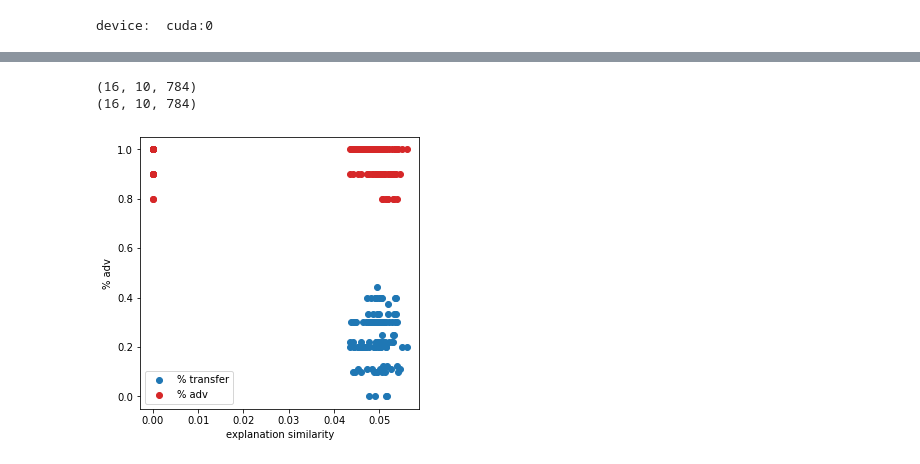
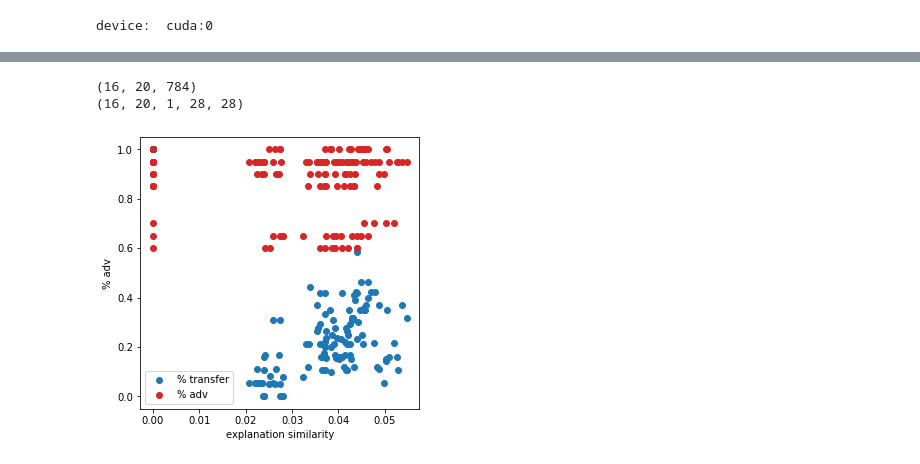
Before and after one commit to elacx/ML, a Jupyter notebook: lime_tests/model_similarity2.ipynb, the cells around one changed output, grey strips where cells are left out. Saved outputs shown, nothing was run; the diff lists cells and outputs as text; code cells hidden in the pictures.

Commit message:
more tests

```diff
--- a/lime_tests/model_similarity2.ipynb
+++ b/lime_tests/model_similarity2.ipynb
@@ -179,6 +296,24 @@ class model_wrap():
             x = torch.from_numpy(x).float().to(self.dev)
         except:
             x = x.float().to(self.dev)
+        try:
+            output = self.model(x).cpu().detach().numpy()
+        except:
+            output = self.model(x)
+        return output
+
+class CNN_model_wrap():
+    def __init__(self,model,dev='cpu'):
+        self.model = model
+        self.dev = dev
+
+    def predict_proba(self,x):
+        try:
+            x = torch.from_numpy(x).float().to(self.dev)
+            x = x.reshape(x.shape[0],1,28,28)
+        except:
+            x = x.float().to(self.dev)
+            x = x.reshape(x.shape[0],1,28,28)
         try:
             output = self.model(x).cpu().detach().numpy()
         except:
@@ -237,7 +372,7 @@ tr_data = x_train.reshape(x_train.shape[0],28*28).cpu().detach().numpy()
 
 exp_vecs = []
 for i,net in enumerate(nets):
-    model = model_wrap(net,dev=device).predict_proba
+    model = CNN_model_wrap(net,dev=device).predict_proba
     v,y_pred = exp_point(point_exp,tr_data,model,f_names,c_names)
     exp_vecs.append(v)
     plt.figure(i)
@@ -282,10 +417,10 @@ plt.show()
 3. plot x = average similarity and y = transferability
 '''
 
-point_exps = x_test[500:510].cpu().detach().numpy()
-points_attack = x_test[500:510]
-points_attack = points_attack.reshape(points_attack.shape[0],28*28)
-labels = y_test[500:510]
+point_exps = x_test[0:20].cpu().detach().numpy()
+points_attack = x_test[0:20]
+points_attack = points_attack.reshape(points_attack.shape[0],1,28,28)
+labels = y_test[0:20]
 all_exps = []
 adv_examps = []
 for i,net in enumerate(nets):
@@ -295,7 +430,7 @@ for i,net in enumerate(nets):
         targeted=False)
     pgd_advex = adversary_LinfPGD.perturb(points_attack)
     adv_examps.append(pgd_advex.cpu().detach().numpy())
-    model = model_wrap(net,dev=device).predict_proba
+    model = CNN_model_wrap(net,dev=device).predict_proba
     exps = []
     for point in point_exps:
         v,y_pred = exp_point(point_exp,tr_data,model,f_names,c_names)
@@ -308,6 +443,6 @@ adv_examps = np.array(adv_examps)
 print(all_exps.shape)
 print(adv_examps.shape)
 # %% [output]
-(16, 10, 784)
-(16, 10, 784)
+(16, 20, 784)
+(16, 20, 1, 28, 28)
 # %%
@@ -333,10 +468,10 @@ for i,(net1,exps1,advs1) in enumerate(zip(nets,all_exps,adv_examps)):
 # %%
 plt.figure(1,[5,5])
 plt.scatter(sim,transf,color='tab:blue',label='% transfer')
 plt.scatter(sim,amnt_adv,color='tab:red',label='% adv')
 plt.xlabel('explanation similarity')
 plt.ylabel('% adv')
-plt.legend(loc=3)
+plt.legend()#loc=3)
 plt.show()
 # %% [output]
-[figure, old version]
+[figure, new version]
```
Also changed, not shown: parts of 7 cells of this notebook.
